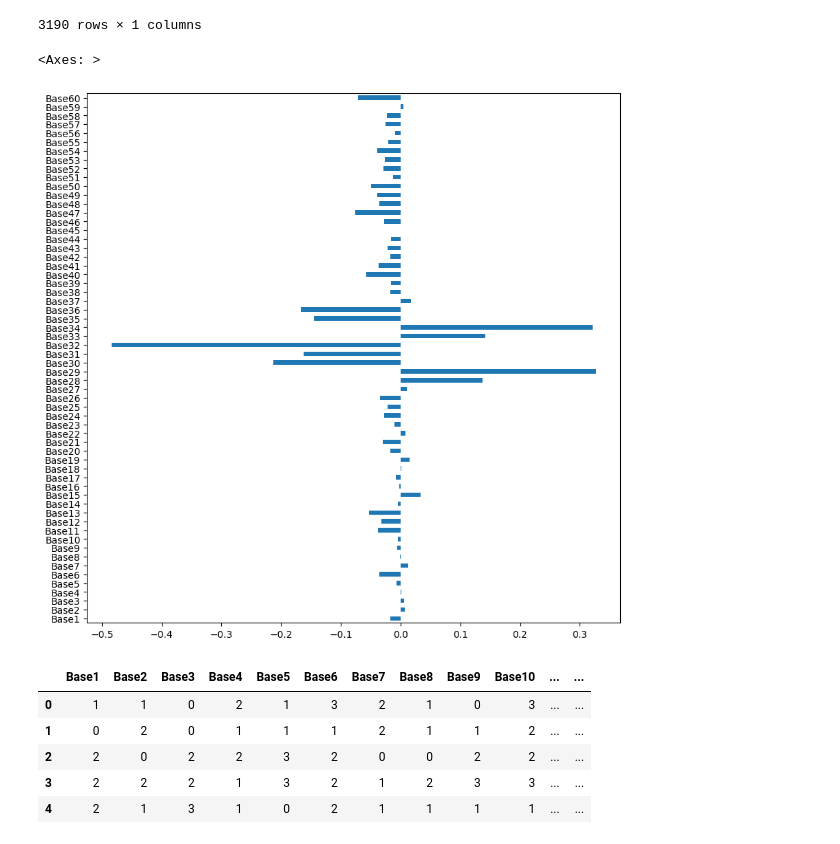
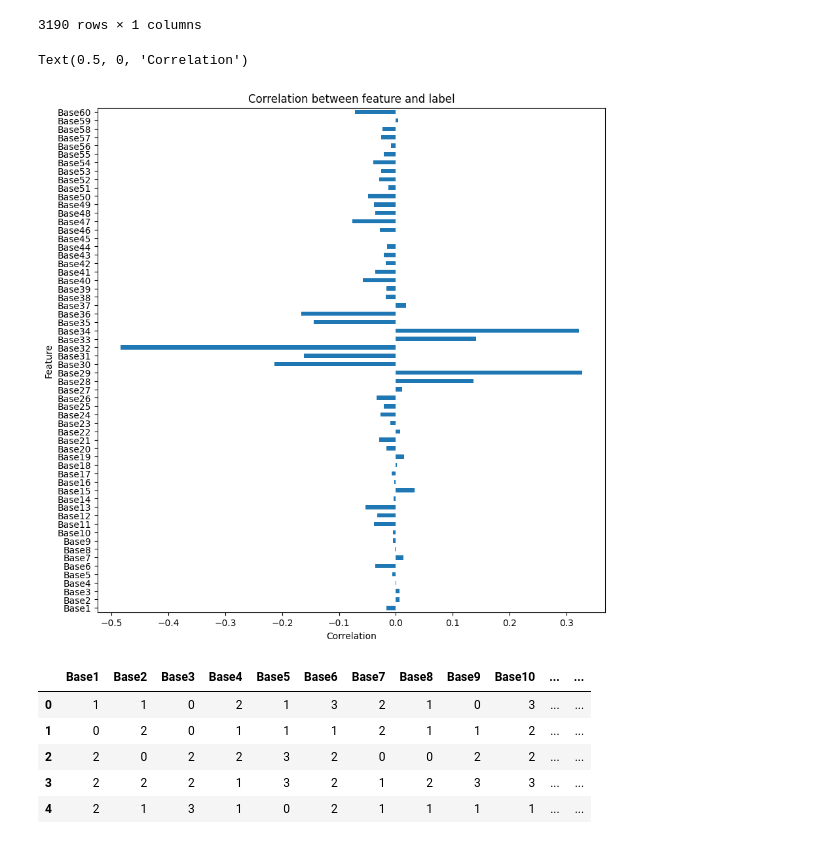
Before and after one commit to guilherme-francisco/artificial-inteligence-PCS3838, a Jupyter notebook: project.ipynb, the cells around one changed output. Cells and saved outputs as stored; diff of their text form; code cells hidden in the pictures.

```diff
--- a/project.ipynb
+++ b/project.ipynb
@@ -138,12 +138,17 @@ label
 # %%
 # Correlation between feature and label
 df = feature.copy()
 df["label"] = label
 corr_target = df.corr().loc['label',:].drop("label")
+
+plt.title("Correlation between feature and label")
+plt.ylabel("Feature")
+
 corr_target.plot(kind='barh', figsize=(10,10))
+plt.xlabel("Correlation")
 # %% [output]
-<Axes: >
+Text(0.5, 0, 'Correlation')
-[figure, old version]
+[figure, new version]
 # %%
 df.head()
 # %% [output]
```
Also changed, not shown: parts of 22 cells of this notebook.
